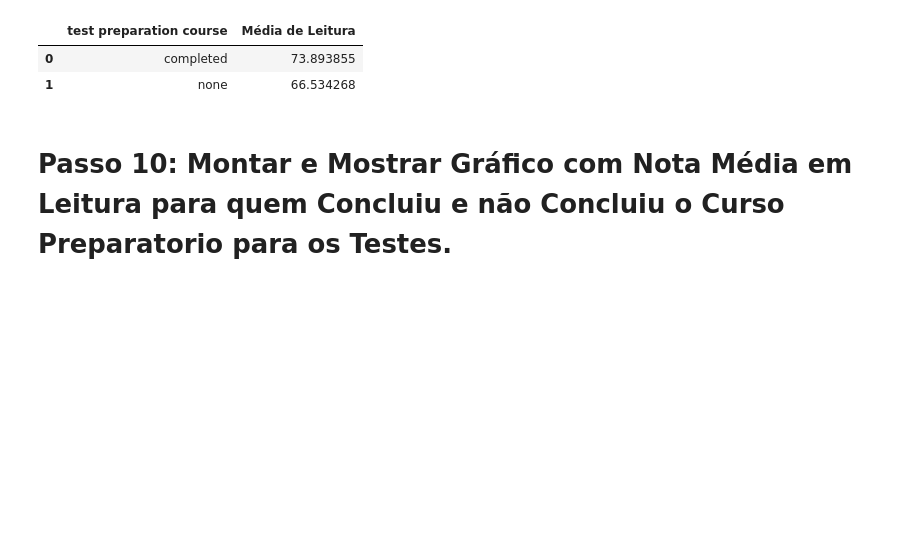
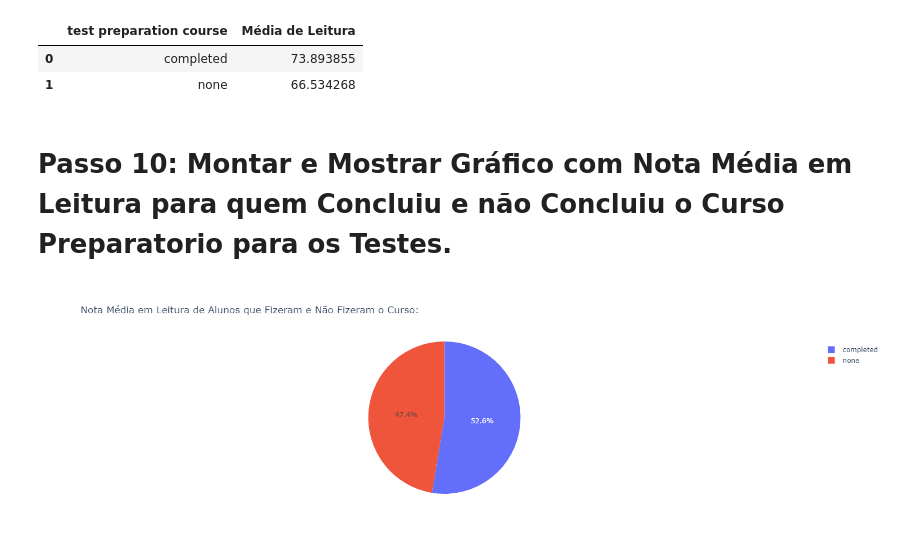
Before and after one commit to Rick-SF/Desafios_dados, a Jupyter notebook: Desafios/desafio_dia3/df.ipynb, the cells around one changed output. Drawn from its saved outputs; the diff is of its cells as text; code cells hidden in the pictures; blank space fills up the shorter version.

```diff
--- a/Desafios/desafio_dia3/df.ipynb
+++ b/Desafios/desafio_dia3/df.ipynb
@@ -146,4 +148,6 @@ display(curso_prep_media)
 # Passo 10: Montar e Mostrar Gráfico com Nota Média em Leitura para quem Concluiu e não Concluiu o Curso Preparatorio para os Testes.
 # %%
 grafico_curso_prep = px.pie(curso_prep_media, names='test preparation course', values='Média de Leitura', title='Nota Média em Leitura de Alunos que Fizeram e Não Fizeram o Curso:')
-grafico_curso_prep.show()
+display(Image(filename='graficos/grafico_curso.png'))
+# %% [output]
+[figure, added]
```
Also changed, not shown: parts of 2 cells of this notebook, 1 other file.
